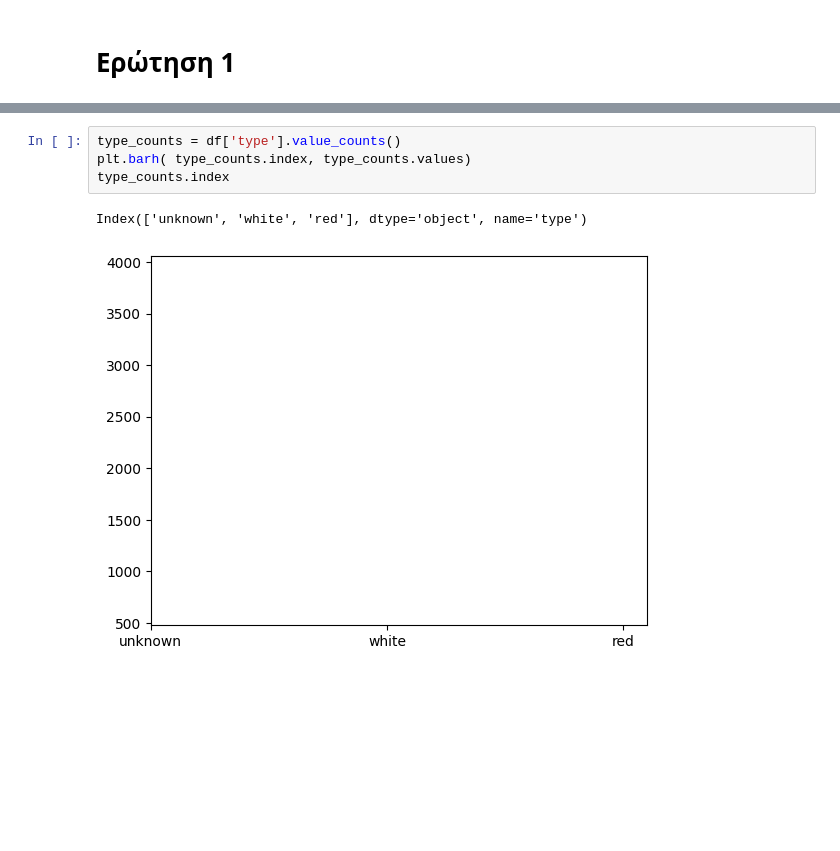
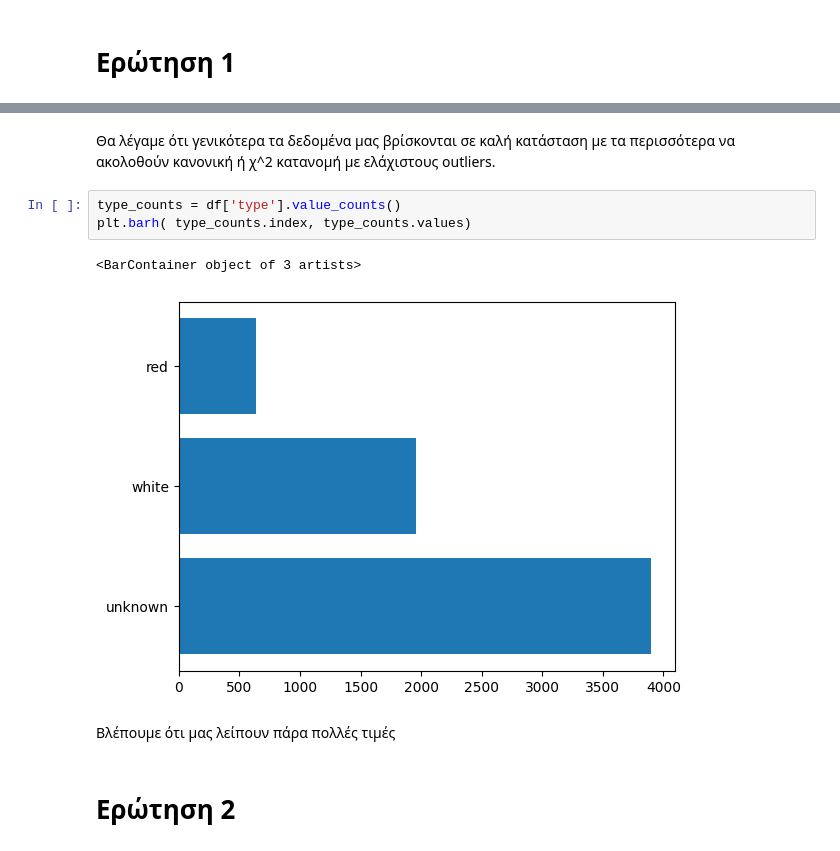
Before and after one commit to markos-merge/machine_learning_assignments, a Jupyter notebook: assignment_4/assignment_4.ipynb, the cells around one changed output, grey strips where cells are left out. Saved outputs shown, nothing was run; the diff lists cells and outputs as text; blank space fills up the shorter version.

```diff
--- a/assignment_4/assignment_4.ipynb
+++ b/assignment_4/assignment_4.ipynb
@@ -51,7 +51,12 @@ Index(['type', 'fixed acidity', 'volatile acidity', 'citric acid',
+# %% [markdown]
+Θα λέγαμε ότι γενικότερα τα δεδομένα μας βρίσκονται σε καλή κατάσταση με τα περισσότερα να ακολοθούν κανονική ή χ^2 κατανομή με ελάχιστους outliers.
 # %%
 type_counts = df['type'].value_counts()
 plt.barh( type_counts.index, type_counts.values)
-type_counts.index
 # %% [output]
-Index(['unknown', 'white', 'red'], dtype='object', name='type')
+<BarContainer object of 3 artists>
-[figure, old version]
+[figure, new version]
+# %% [markdown]
+Βλέπουμε ότι μας λείπουν πάρα πολλές τιμές
+# %% [markdown]
+# Ερώτηση 2
```
Also changed, not shown: parts of 1 cell of this notebook.
